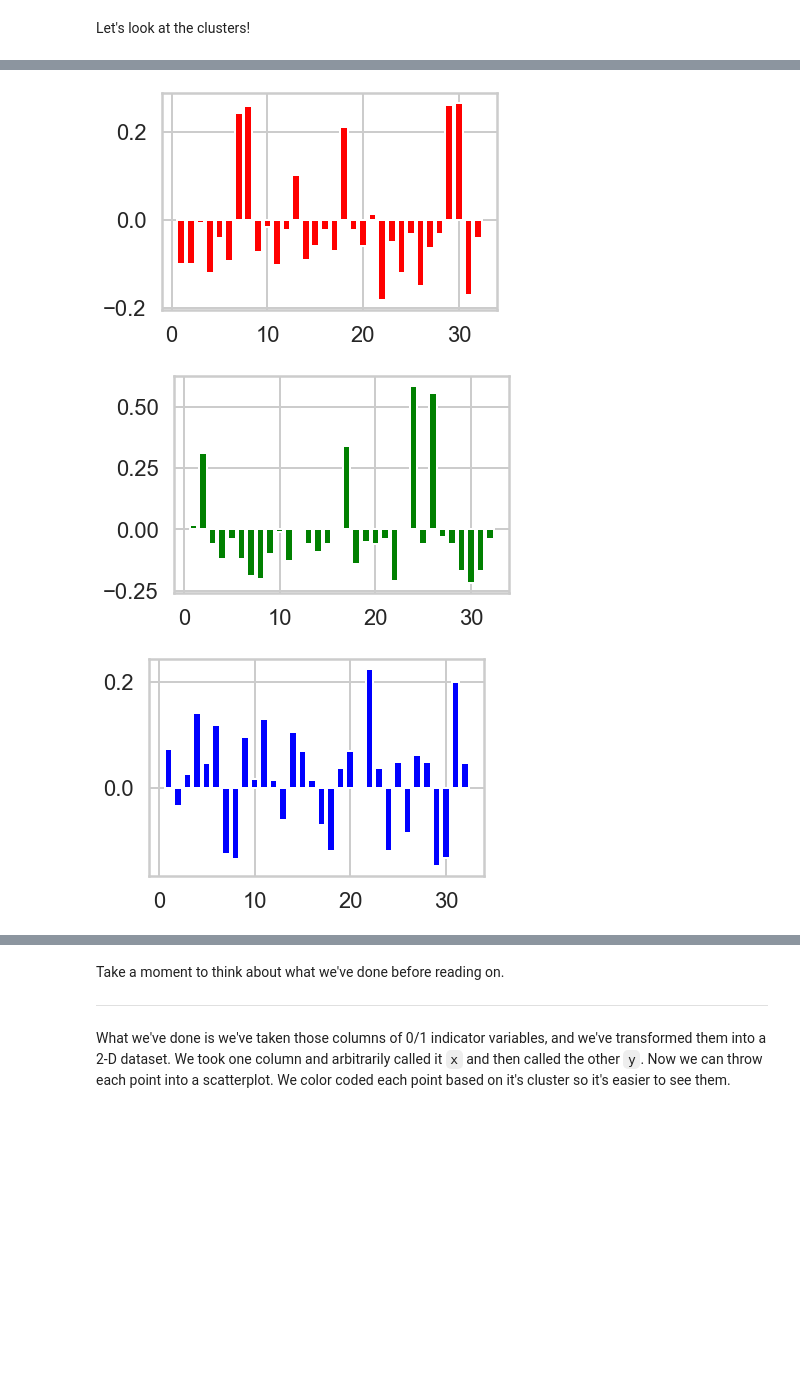
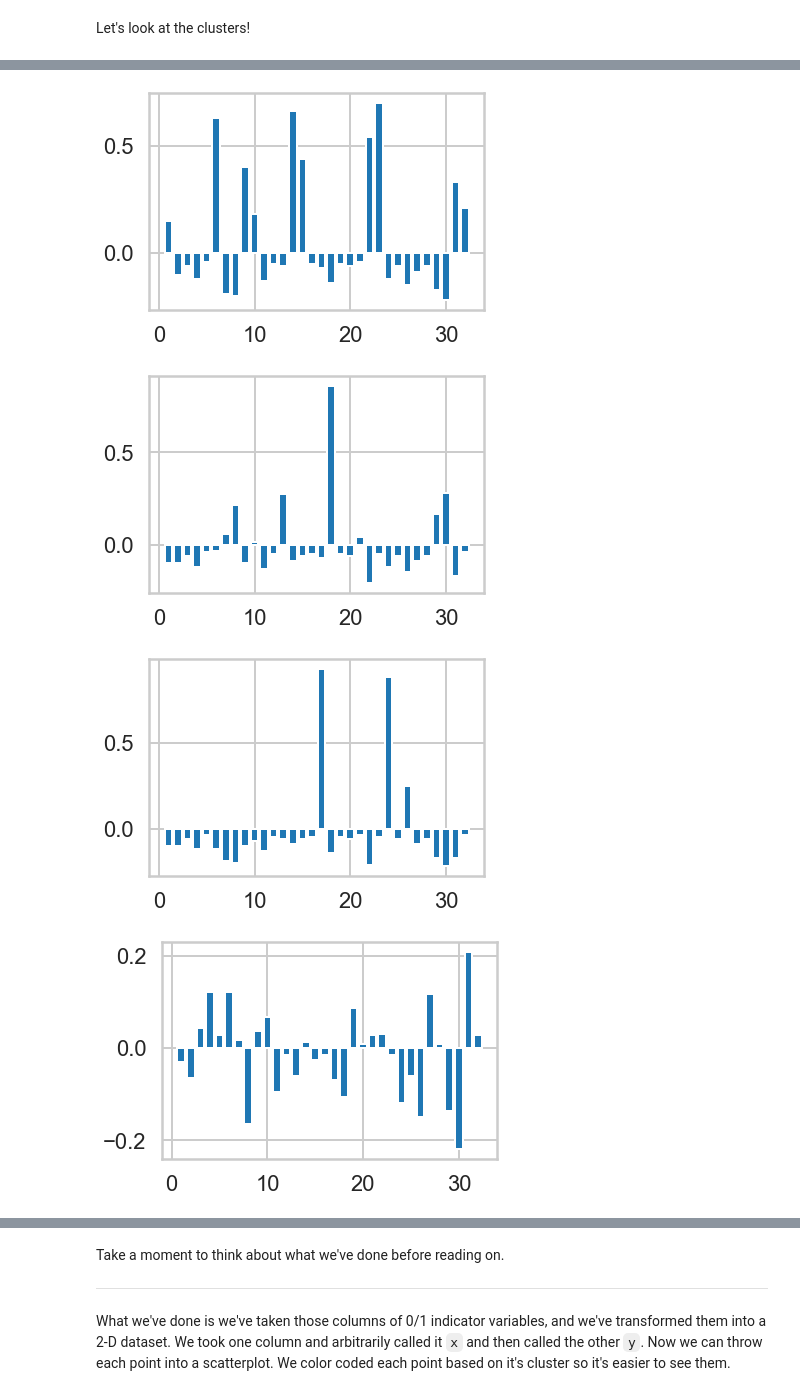
Before and after one commit to yoyo6022/Springboard-hands-on-project, a Jupyter notebook: Student Files_Clustering Case Study_Customer Segmentation /Clustering Case Study - Customer Segmentation with K-Means - Tier 3.ipynb, the cells around one changed output, grey strips where cells are left out. Saved outputs shown, nothing was run; the diff lists cells and outputs as text; code cells hidden in the pictures; blank space fills up the shorter version.

```diff
--- a/Student Files_Clustering Case Study_Customer Segmentation /Clustering Case Study - Customer Segmentation with K-Means - Tier 3.ipynb
+++ b/Student Files_Clustering Case Study_Customer Segmentation /Clustering Case Study - Customer Segmentation with K-Means - Tier 3.ipynb
@@ -245,6 +265,10 @@ from sklearn.decomposition import PCA
 import matplotlib.cm as cm
 
 avg_silhouette_scores = []
+
+pca = PCA(n_components=2)
+pca1,pca2 = zip(*pca.fit_transform(X))
+
 for n_clusters in Krange:
     # Create a subplot with 1 row and 2 columns
     fig, (ax1, ax2) = plt.subplots(1, 2)
@@ -261,7 +285,7 @@ for n_clusters in Krange:
     # Initialize the clusterer with n_clusters value and a random generator
     # seed of 10 for reproducibility.
     clusterer = KMeans(n_clusters=n_clusters, random_state=10)
-    cluster_labels = clusterer.fit_predict(X)
+    cluster_labels = clusterer.fit_predict(pca.fit_transform(X))
 
     # The silhouette_score gives the average value for all the samples.
     # This gives a perspective into the density and separation of the formed
@@ -306,8 +330,6 @@ for n_clusters in Krange:
     ax1.set_yticks([])  # Clear the yaxis labels / ticks
     ax1.set_xticks([-0.1, 0, 0.2, 0.4, 0.6, 0.8, 1])
 
-    pca = PCA(n_components=2)
-    pca1,pca2 = zip(*pca.fit_transform(X))
     # 2nd Plot showing the actual clusters formed
     colors = cm.nipy_spectral(cluster_labels.astype(float) / n_clusters)
     ax2.scatter(pca1, pca2, lw=0, alpha=0.7, c=colors, edgecolor='k')
@@ -433,13 +455,14 @@ import sklearn.decomposition
 import matplotlib.colors
 
 # Make a variable called model. We want n_clusters = 3 as parameter to sklearn.cluster.KMeans
-model = KMeans(n_clusters=3)
+model = KMeans(n_clusters=10)
+pca1, pca2 = zip(*pca.fit_transform(X))
 # Call a fit_predict() on X
-cluster_assignments = model.fit_predict(X)
+cluster_assignments = model.fit_predict(pca.fit_transform(X))
 
 # Let's visualiaze with colors.ListedColormap
-cmap = matplotlib.colors.ListedColormap(['red', 'green', 'blue'])
+#cmap = matplotlib.colors.ListedColormap(['red', 'green', 'blue'])
 pca1, pca2 = zip(*pca.fit_transform(X))
-plt.scatter(pca1, pca2, c=cluster_assignments.tolist(), cmap=cmap)
+plt.scatter(pca1, pca2, c=cluster_assignments.tolist())#, cmap=cmap)
 # %% [output]
 <matplotlib.collections.PathCollection at 0x...>
@@ -447,2 +470,5 @@ plt.scatter(pca1, pca2, c=cluster_assignments.tolist(), cmap=cmap)
 # %% [markdown]
 Let's look at the clusters!
+# %%
+cluster = pivoted[cluster_assignments == 0]
+cluster
@@ -449,19 +493,20 @@ Let's look at the clusters!
 # %%
 # Plot count of offer_id in each cluster.
 # But, certain offers were used more than others in the original data.
 # Let's compute the difference between how often they were used in each cluster vs globally.
-model = KMeans(n_clusters=3)
+model = KMeans(n_clusters=10)
 cluster_assignments = model.fit_predict(X)
 
-colors = ['red', 'green', 'blue']
+#colors = ['red', 'green', 'blue']
 offer_proportions = pivoted.sum(axis=0) / 100  # There are 100 customers
-for i in range(3):
+for i in range(10):
     plt.figure(i)
     cluster = pivoted[cluster_assignments == i]
     offer_proportions_cluster = cluster.sum(axis=0) / cluster.shape[0]  # Number of customers in cluster
     lift = offer_proportions_cluster - offer_proportions
-    plt.bar(range(1, 33), lift, color=colors[i])
+    plt.bar(range(1, 33), lift)
 # %% [output]
-[figure, old version]
+[figure, new version]
-[figure, old version]
+[figure, new version]
-[figure, old version]
+[figure, new version]
+[figure, added]
```
Also changed, not shown: parts of 10 cells of this notebook.
